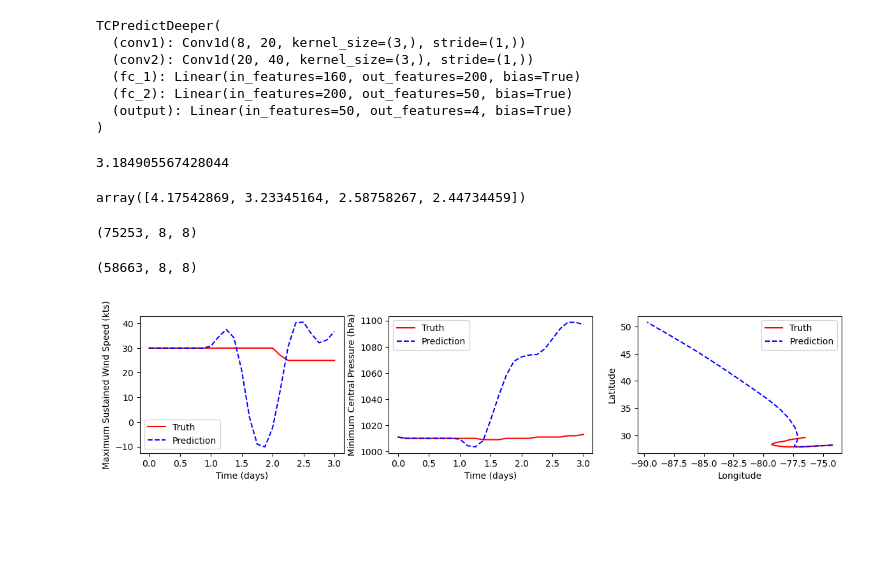
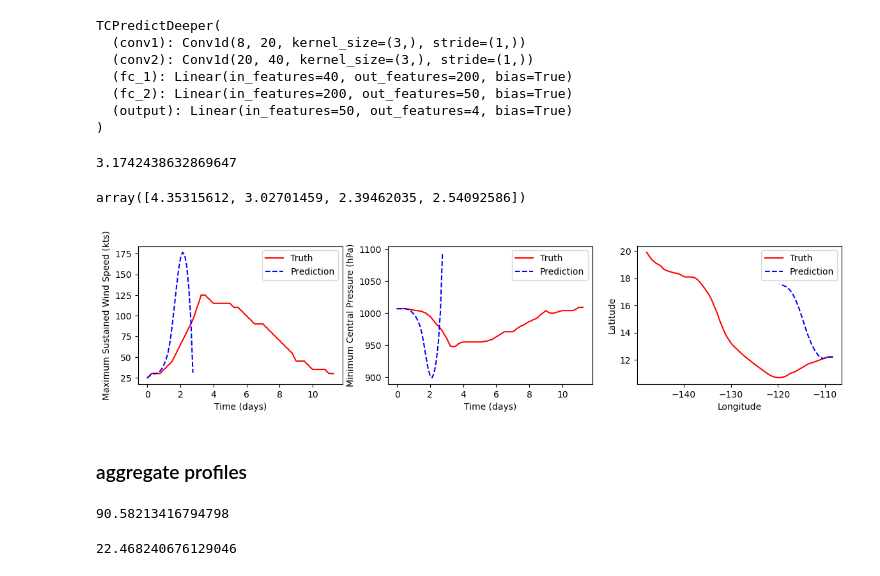
Before and after one commit to OneOneFour/CS229-Project, a Jupyter notebook: conv/test_models.ipynb, the cells around one changed output. Saved outputs shown, nothing was run; the diff lists cells and outputs as text; code cells hidden in the pictures; blank space fills up the shorter version.

```diff
--- a/conv/test_models.ipynb
+++ b/conv/test_models.ipynb
@@ -2,9 +2,9 @@
 import torch
 from model import TCPredictDeeper,TCPredict
 
-MODEL_TO_LOAD="models/deeper_75_epochs_8_points.model"
-
-model = TCPredictDeeper(initial_timesteps=8,fc_width=200)
+MODEL_TO_LOAD="models/deeper_75_epochs_5_points.model"
+TIMEPOINTS = 5
+model = TCPredictDeeper(initial_timesteps=TIMEPOINTS,fc_width=200)
 model = model.double()
 model.load_state_dict(torch.load(MODEL_TO_LOAD,map_location=torch.device('cpu')))
 model.eval()
@@ -12,7 +12,7 @@ model.eval()
 TCPredictDeeper(
   (conv1): Conv1d(8, 20, kernel_size=(3,), stride=(1,))
   (conv2): Conv1d(20, 40, kernel_size=(3,), stride=(1,))
-  (fc_1): Linear(in_features=160, out_features=200, bias=True)
+  (fc_1): Linear(in_features=40, out_features=200, bias=True)
   (fc_2): Linear(in_features=200, out_features=50, bias=True)
   (output): Linear(in_features=50, out_features=4, bias=True)
 )
@@ -22,12 +22,12 @@ ibtracs_ds = util.get_dataset()
 sst_ds = util.get_sst_ds()
 _,_,test_storms = util.train_validation_test(ibtracs_ds,seed=42)
 
-test_storm_seed,test_tracks,test_start_times = util.get_storm_seeds(ibtracs_ds,sst_ds,test_storms,timestep=8)
+test_storm_seed,test_tracks,test_start_times = util.get_storm_seeds(ibtracs_ds,sst_ds,test_storms,timestep=TIMEPOINTS)
 # %%
 import numpy as np
 import os
-X_test,y_test,group_test = util.make_X_y(ibtracs_ds,sst_ds,test_storms,timesteps=8)
-X_train = np.load(os.path.join('../data',f"X_train_8.npy"))
+X_test,y_test,group_test = util.make_X_y(ibtracs_ds,sst_ds,test_storms,timesteps=TIMEPOINTS)
+X_train = np.load(os.path.join('../data',f"X_train_{TIMEPOINTS}.npy"))
 # %%
 def forward_transform(x,mean,std):
     x = (x - mean[None,:,None])/std[None,:,None]
@@ -53,12 +53,12 @@ for i,X in enumerate(loader):
 # %%
 np.sqrt(np.mean((y_pred.detach().numpy()-y_test)**2))
 # %% [output]
-3.184905567428044
+3.1742438632869647
 # %%
 from sklearn.metrics import mean_squared_error
 mean_squared_error(y_test,y_pred.detach().numpy(),multioutput='raw_values',squared=False)
 # %% [output]
-array([4.17542869, 3.23345164, 2.58758267, 2.44734459])
+array([4.35315612, 3.02701459, 2.39462035, 2.54092586])
 # %%
 from geopy.distance import distance
 from geopy.point import Point
@@ -70,7 +70,7 @@ def get_predicted_latlon_from_speed(lat,lon,u,v):
     return predicted.latitude,predicted.longitude
 
 def coriolis_parameter(lat):
-    return 2*np.sin(np.deg2rad(lat))
+    return np.sin(np.deg2rad(lat))
 
 def recursive_prediction(initial_x,model,length,start_time):
     y = np.zeros((length,6))
@@ -85,46 +85,44 @@ def recursive_prediction(initial_x,model,length,start_time):
         old_lat,old_lon = x[-1,-2],x[-1,-1]
         interp_lat,interp_lon = get_predicted_latlon_from_speed(old_lat,old_lon,u,v)
         cor_param= coriolis_parameter(interp_lat)
+
         sst = float(sst_ds.sst.interp(time=start_time+np.timedelta64((3)*(step+1),'h'),lat=interp_lat,lon=interp_lon))
         if np.isnan(sst):
             sst = x[-1][5]
+        if uMax < 0 or Pmin > 1100:
+            y = y[:step+timestep]
+            break
         y[step+timestep] = [uMax,Pmin,u,v,interp_lat,interp_lon]
         x = np.roll(x,-1,axis=0)
         x[-1] = [uMax,Pmin,u,v,cor_param,sst,interp_lat,interp_lon]
     return y
-# %%
-X_test.shape
-# %% [output]
-(75253, 8, 8)
-# %%
-X_train.shape
-# %% [output]
-(58663, 8, 8)
 # %%
 import matplotlib.pyplot as plt
 import numpy as np
-STORM = 01
-prediction_length = len(test_tracks[STORM])
+STORM = 105
+prediction_length = len(test_tracks[STORM]) + 10
 storm_prediction = recursive_prediction(test_storm_seed[STORM],model,prediction_length,test_start_times[STORM])
 t=np.arange(0,prediction_length/8,0.125)
 fig,ax = plt.subplots(ncols=3,nrows=1,figsize=(12,3))
 fig.tight_layout(pad=2)
 ax[0].plot(t[:len(test_tracks[STORM])],test_tracks[STORM][:,0],'r-',label='Truth')
-ax[0].plot(t,storm_prediction[:,0],'b--',label='Prediction')
+ax[0].plot(t[:len(storm_prediction)],storm_prediction[:,0],'b--',label='Prediction')
 ax[0].set_xlabel("Time (days)")
 ax[0].set_ylabel("Maximum Sustained Wind Speed (kts)")
 ax[0].legend()
 ax[1].plot(t[:len(test_tracks[STORM])],test_tracks[STORM][:,1],'r-',label='Truth')
-ax[1].plot(t,storm_prediction[:,1],'b--',label='Prediction')
+ax[1].plot(t[:len(storm_prediction)],storm_prediction[:,1],'b--',label='Prediction')
 ax[1].set_xlabel("Time (days)")
 ax[1].set_ylabel("Minimum Central Pressure (hPa)")
 ax[1].legend()
 
 ax[2].plot(test_tracks[STORM][:,-1],test_tracks[STORM][:,-2],'r-',label='Truth')
 ax[2].plot(storm_prediction[:,-1],storm_prediction[:,-2],'b--',label='Prediction')
 ax[2].set_xlabel("Longitude")
 ax[2].set_ylabel("Latitude")
 ax[2].legend()
 fig.savefig(f"plots/model_test_{STORM}.png")
 # %% [output]
-[figure, old version]
+[figure, new version]
+# %% [markdown]
+### aggregate profiles
@@ -130,0 +137,8 @@ fig.savefig(f"plots/model_test_{STORM}.png")
+# %%
+mean_squared_error(max_speed_truth,max_speed_pred,squared=False)
+# %% [output]
+90.58213416794798
+# %%
+mean_squared_error(time_max_speed_truth,time_max_speed_pred,squared=False)
+# %% [output]
+22.468240676129046
```
Also changed, not shown: parts of 3 cells of this notebook, 5 other files.
